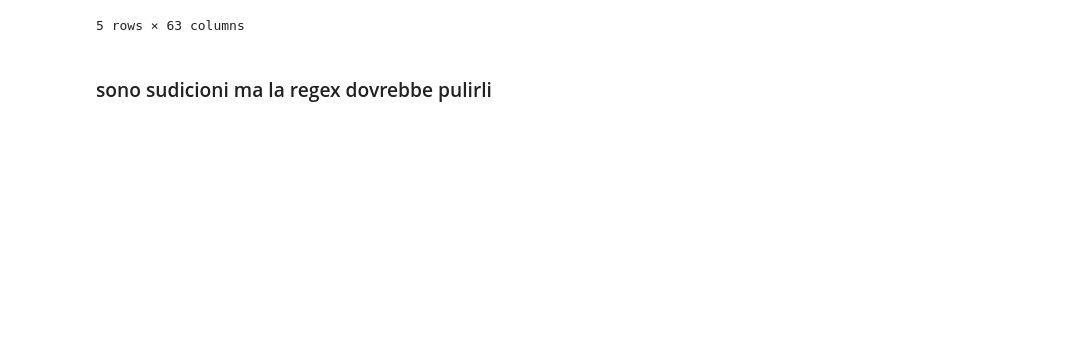
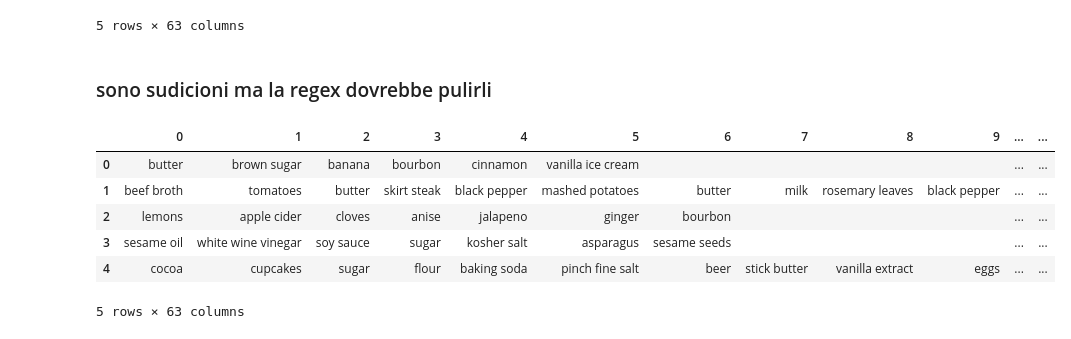
Before and after one commit to lavo2/HLT-Project, a Jupyter notebook: lavo.ipynb, the cells around one changed output. Saved outputs shown, nothing was run; the diff lists cells and outputs as text; code cells hidden in the pictures; blank space fills up the shorter version.

Commit message:
still cleaning ingredient lists, almost done

```diff
--- a/lavo.ipynb
+++ b/lavo.ipynb
@@ -323,3 +321,16 @@ df.head()
 5 rows × 63 columns
 # %% [markdown]
 ### sono sudicioni ma la regex dovrebbe pulirli
+# %%
+# remove None values and empty strings
+df = df.map(lambda x: x if x is not None else '')
+df = df.map(clean_text)
+df.head()
+# %% [output]
+|  | 0 | 1 | 2 | 3 | 4 | 5 | 6 | 7 | 8 | 9 | ... | ... |
+| 0 | butter | brown sugar | banana | bourbon | cinnamon | vanilla ice cream |  |  |  |  | ... | ... |
+| 1 | beef broth | tomatoes | butter | skirt steak | black pepper | mashed potatoes | butter | milk | rosemary leaves | black pepper | ... | ... |
+| 2 | lemons | apple cider | cloves | anise | jalapeno | ginger | bourbon |  |  |  | ... | ... |
+| 3 | sesame oil | white wine vinegar | soy sauce | sugar | kosher salt | asparagus | sesame seeds |  |  |  | ... | ... |
+| 4 | cocoa | cupcakes | sugar | flour | baking soda | pinch fine salt | beer | stick butter | vanilla extract | eggs | ... | ... |
+5 rows × 63 columns
```
Also changed, not shown: parts of 6 cells of this notebook, 1 other file.
